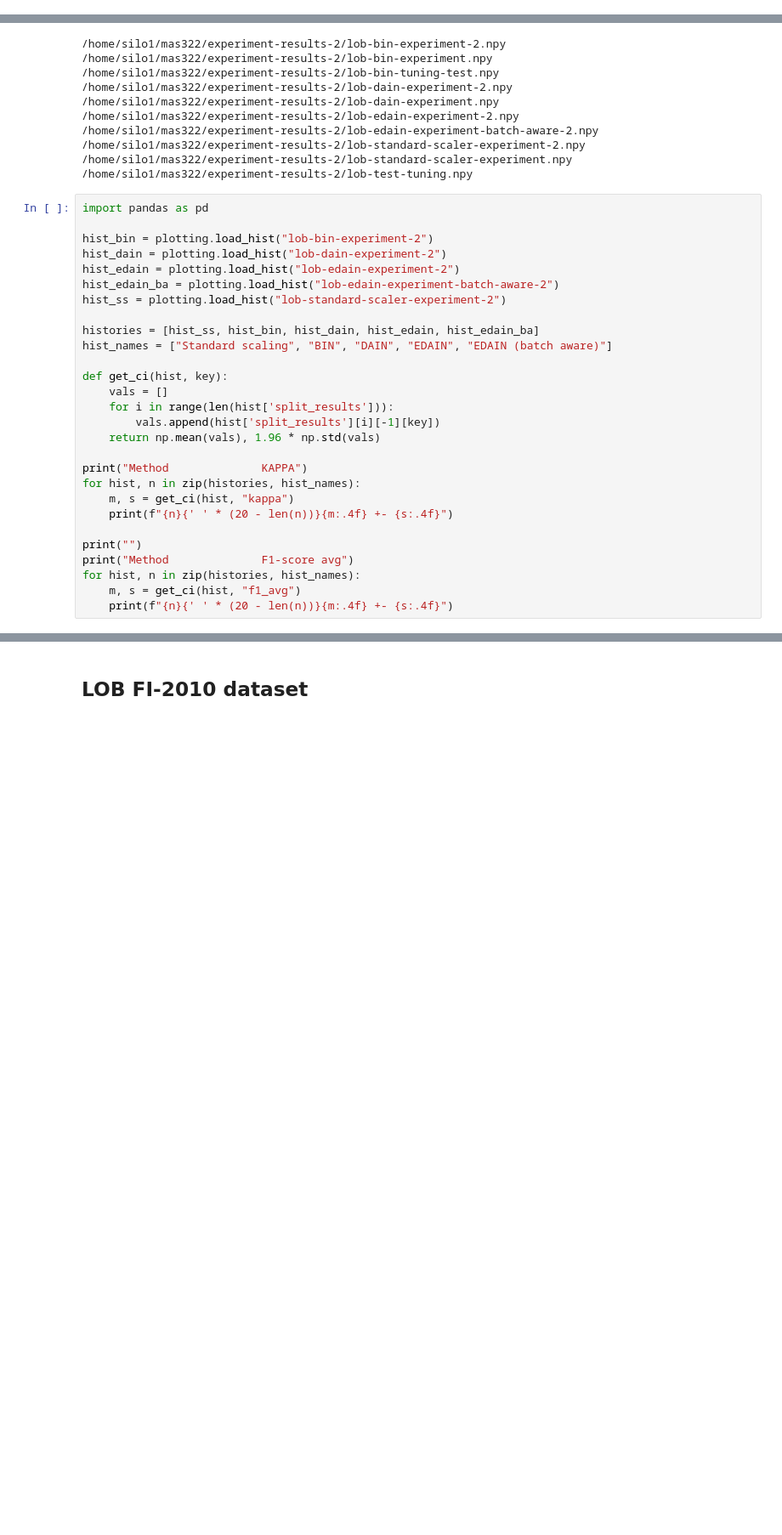
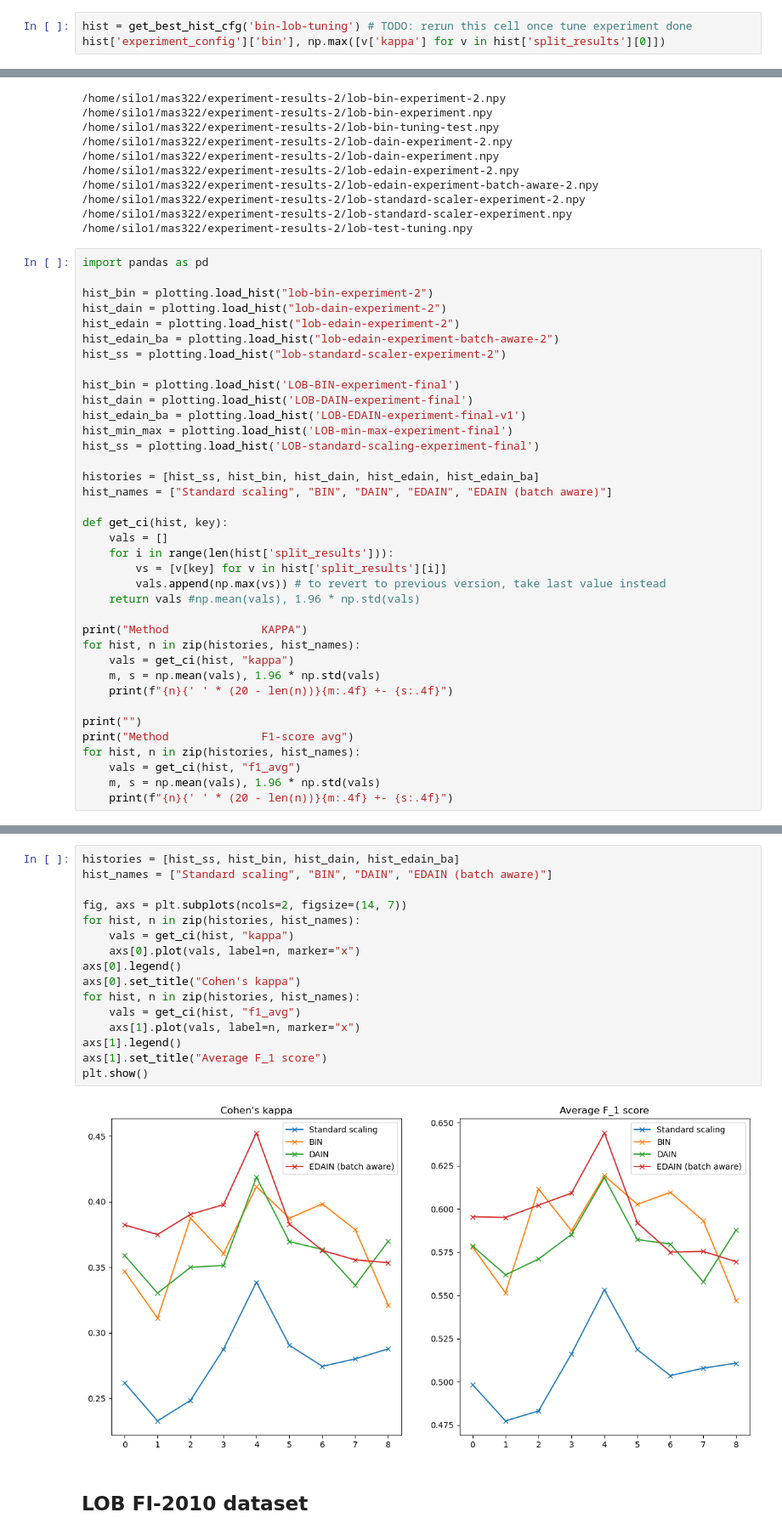
Before and after one commit to marcusGH/edain_paper, a Jupyter notebook: notebooks/experiment-results.ipynb, the cells around one changed output, grey strips where cells are left out. Shown at 85% size. Cells and saved outputs as stored; diff of their text form; blank space fills up the shorter version.

Commit message:
Do lr tuning for LOB dataset

```diff
--- a/notebooks/experiment-results.ipynb
+++ b/notebooks/experiment-results.ipynb
@@ -137,0 +181,3 @@ Final validation loss: 0.2208
+# %%
+hist = get_best_hist_cfg('bin-lob-tuning') # TODO: rerun this cell once tune experiment done
+hist['experiment_config']['bin'], np.max([v['kappa'] for v in hist['split_results'][0]])
@@ -172,24 +253,33 @@ hist_edain = plotting.load_hist("lob-edain-experiment-2")
 hist_edain_ba = plotting.load_hist("lob-edain-experiment-batch-aware-2")
 hist_ss = plotting.load_hist("lob-standard-scaler-experiment-2")
 
+hist_bin = plotting.load_hist('LOB-BIN-experiment-final')
+hist_dain = plotting.load_hist('LOB-DAIN-experiment-final')
+hist_edain_ba = plotting.load_hist('LOB-EDAIN-experiment-final-v1')
+hist_min_max = plotting.load_hist('LOB-min-max-experiment-final')
+hist_ss = plotting.load_hist('LOB-standard-scaling-experiment-final')
+
 histories = [hist_ss, hist_bin, hist_dain, hist_edain, hist_edain_ba]
 hist_names = ["Standard scaling", "BIN", "DAIN", "EDAIN", "EDAIN (batch aware)"]
 
 def get_ci(hist, key):
     vals = []
     for i in range(len(hist['split_results'])):
-        vals.append(hist['split_results'][i][-1][key])
-    return np.mean(vals), 1.96 * np.std(vals)
+        vs = [v[key] for v in hist['split_results'][i]]
+        vals.append(np.max(vs)) # to revert to previous version, take last value instead
+    return vals #np.mean(vals), 1.96 * np.std(vals)
 
 print("Method              KAPPA")
 for hist, n in zip(histories, hist_names):
-    m, s = get_ci(hist, "kappa")
+    vals = get_ci(hist, "kappa")
+    m, s = np.mean(vals), 1.96 * np.std(vals)
     print(f"{n}{' ' * (20 - len(n))}{m:.4f} +- {s:.4f}")
 
 print("")
 print("Method              F1-score avg")
 for hist, n in zip(histories, hist_names):
-    m, s = get_ci(hist, "f1_avg")
+    vals = get_ci(hist, "f1_avg")
+    m, s = np.mean(vals), 1.96 * np.std(vals)
     print(f"{n}{' ' * (20 - len(n))}{m:.4f} +- {s:.4f}")
 # %% [output]
 Method              KAPPA
@@ -208,3 +298,21 @@ EDAIN (batch aware) 0.5125 +- 0.0531
+# %%
+histories = [hist_ss, hist_bin, hist_dain, hist_edain_ba]
+hist_names = ["Standard scaling", "BIN", "DAIN", "EDAIN (batch aware)"]
+
+fig, axs = plt.subplots(ncols=2, figsize=(14, 7))
+for hist, n in zip(histories, hist_names):
+    vals = get_ci(hist, "kappa")
+    axs[0].plot(vals, label=n, marker="x")
+axs[0].legend()
+axs[0].set_title("Cohen's kappa")
+for hist, n in zip(histories, hist_names):
+    vals = get_ci(hist, "f1_avg")
+    axs[1].plot(vals, label=n, marker="x")
+axs[1].legend()
+axs[1].set_title("Average F_1 score")
+plt.show()
+# %% [output]
+[figure, added]
 # %% [markdown]
 ## LOB FI-2010 dataset
 # %%
```
Also changed, not shown: parts of 7 cells of this notebook, 4 other files.
